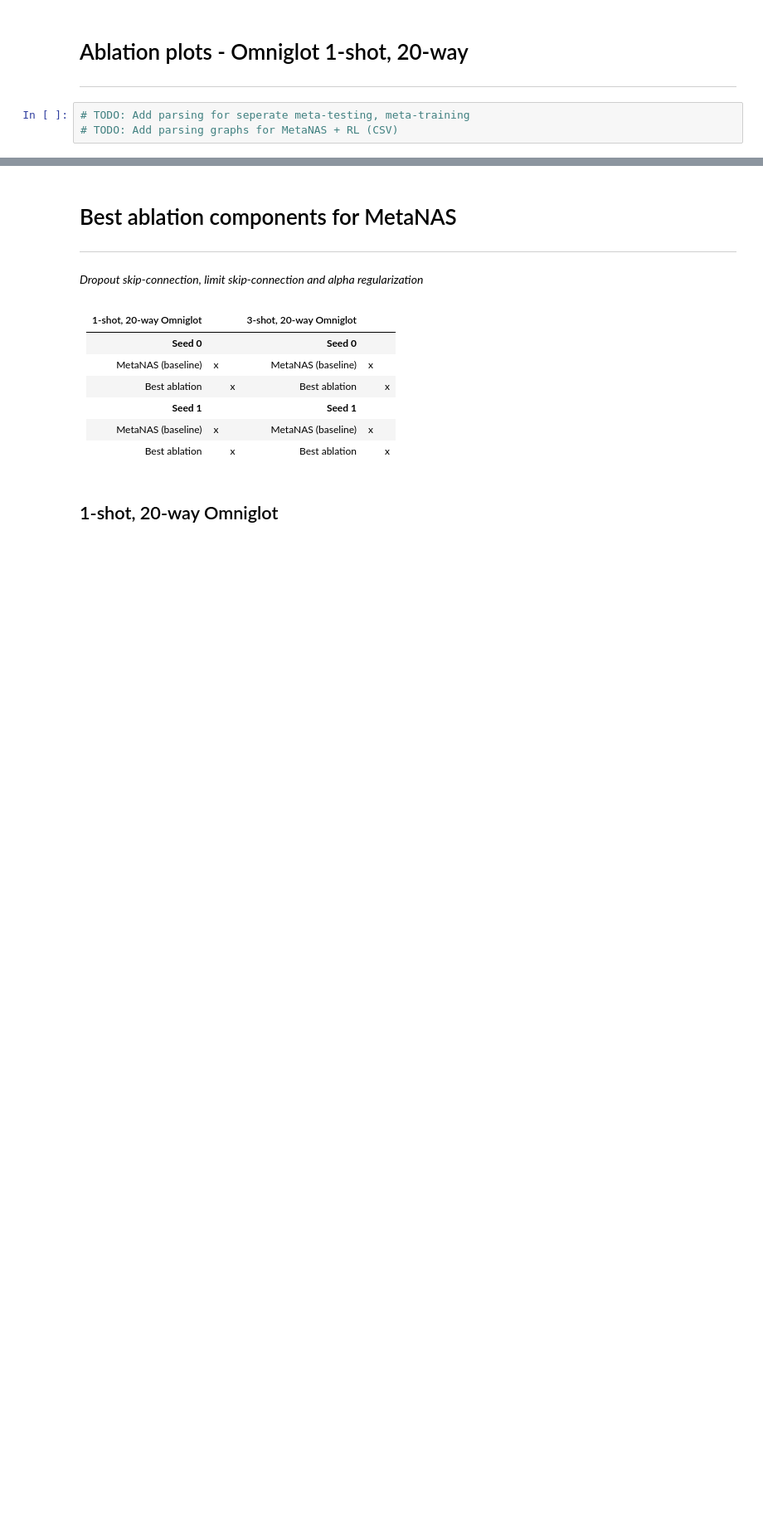
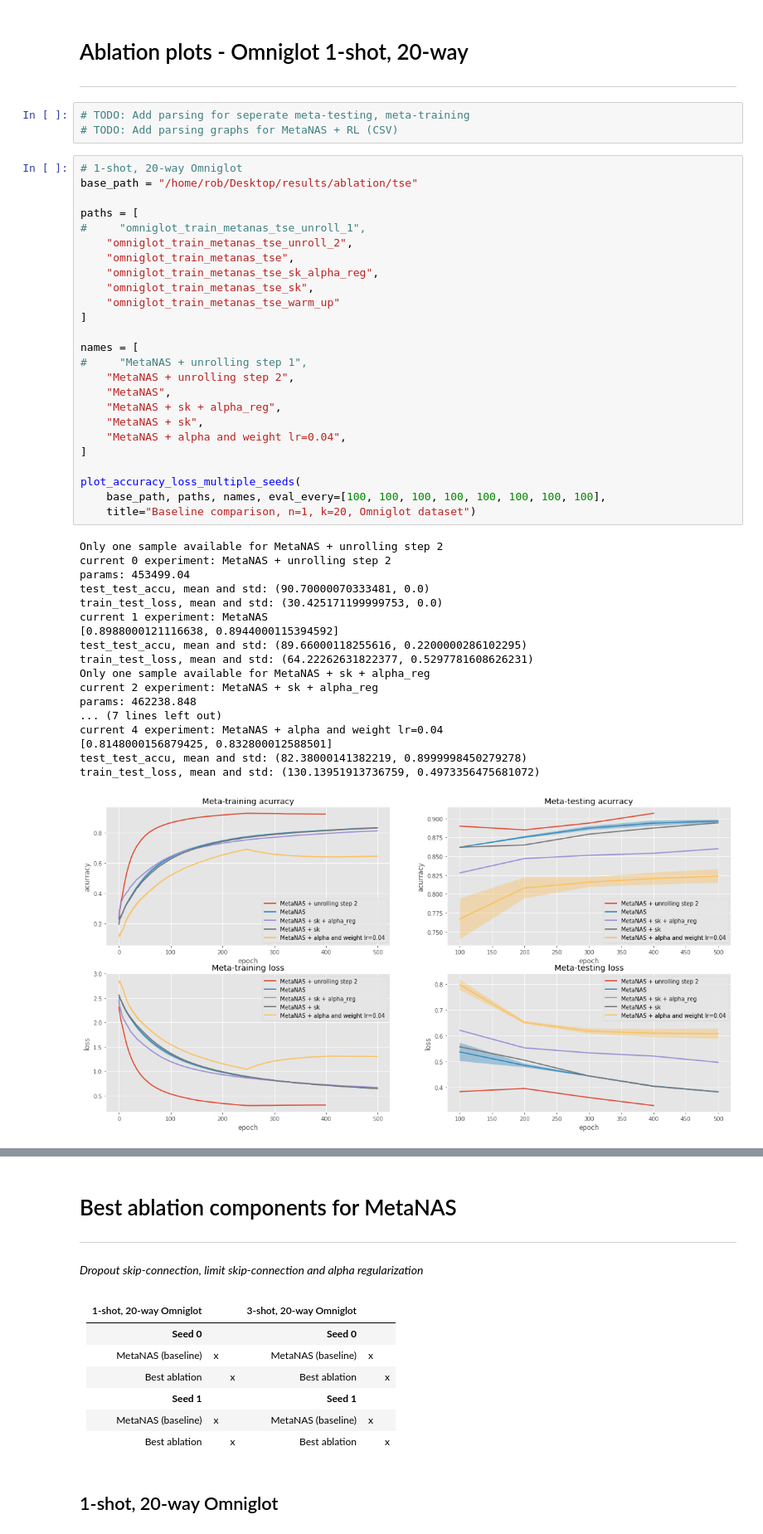
Before and after one commit to RobvanGastel/meta-fsl-nas, a Jupyter notebook: notebooks/Visualize MetaNAS with RL.ipynb, the cells around one changed output, grey strips where cells are left out. Shown at 83% size. Drawn from its saved outputs; the diff is of its cells as text; blank space fills up the shorter version.

```diff
--- a/notebooks/Visualize MetaNAS with RL.ipynb
+++ b/notebooks/Visualize MetaNAS with RL.ipynb
@@ -120,5 +130,49 @@ def plot_accuracy_loss_multiple_seeds(base_path, paths, labels, eval_every,
 # %%
 # TODO: Add parsing for seperate meta-testing, meta-training
 # TODO: Add parsing graphs for MetaNAS + RL (CSV)
+# %%
+# 1-shot, 20-way Omniglot
+base_path = "/home/rob/Desktop/results/ablation/tse"
+
+paths = [
+#     "omniglot_train_metanas_tse_unroll_1",
+    "omniglot_train_metanas_tse_unroll_2",
+    "omniglot_train_metanas_tse",
+    "omniglot_train_metanas_tse_sk_alpha_reg",
+    "omniglot_train_metanas_tse_sk",
+    "omniglot_train_metanas_tse_warm_up"
+]
+
+names = [
+#     "MetaNAS + unrolling step 1",
+    "MetaNAS + unrolling step 2",
+    "MetaNAS",
+    "MetaNAS + sk + alpha_reg",
+    "MetaNAS + sk",
+    "MetaNAS + alpha and weight lr=0.04",
+]
+
+plot_accuracy_loss_multiple_seeds(
+    base_path, paths, names, eval_every=[100, 100, 100, 100, 100, 100, 100, 100],
+    title="Baseline comparison, n=1, k=20, Omniglot dataset")
+# %% [output]
+Only one sample available for MetaNAS + unrolling step 2
+current 0 experiment: MetaNAS + unrolling step 2
+params: 453499.04
+test_test_accu, mean and std: (90.70000070333481, 0.0)
+train_test_loss, mean and std: (30.425171199999753, 0.0)
+current 1 experiment: MetaNAS
+[0.8988000121116638, 0.8944000115394592]
+test_test_accu, mean and std: (89.66000118255616, 0.2200000286102295)
+train_test_loss, mean and std: (64.22262631822377, 0.5297781608626231)
+Only one sample available for MetaNAS + sk + alpha_reg
+current 2 experiment: MetaNAS + sk + alpha_reg
+params: 462238.848
+... (7 lines left out)
+current 4 experiment: MetaNAS + alpha and weight lr=0.04
+[0.8148000156879425, 0.832800012588501]
+test_test_accu, mean and std: (82.38000141382219, 0.8999998450279278)
+train_test_loss, mean and std: (130.13951913736759, 0.4973356475681072)
+[figure, added]
 # %%
 # 1-shot, 20-way Omniglot
```
Also changed, not shown: parts of 4 cells of this notebook, 14 other files.
